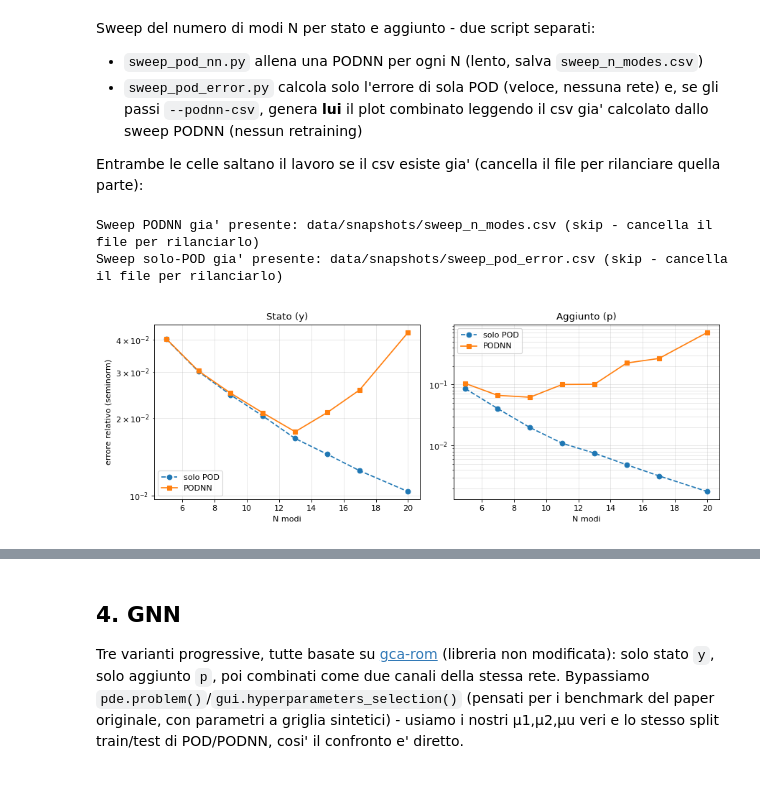
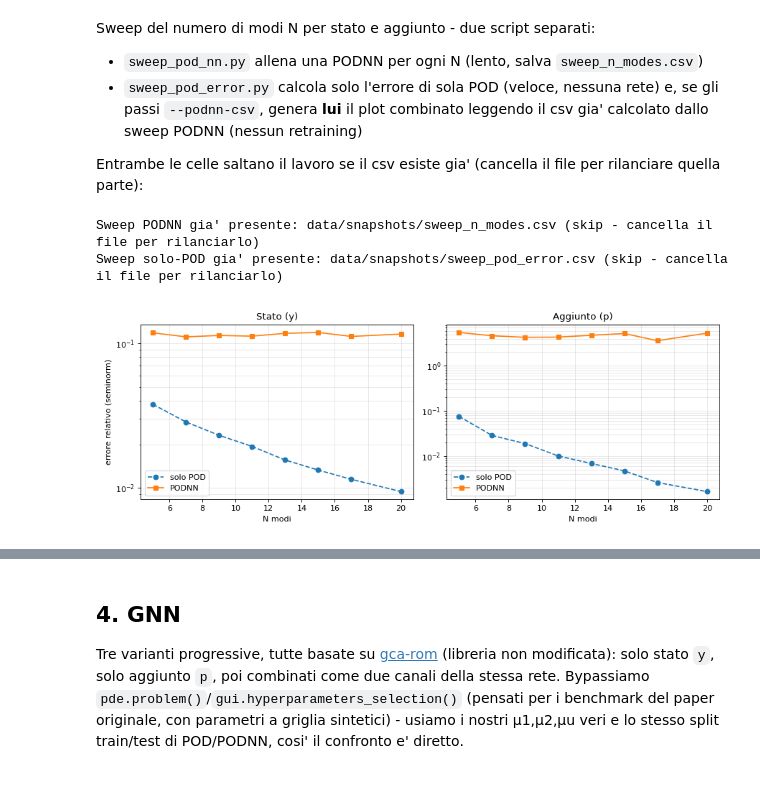
Before and after one commit to roccnroll/vbOCP, a Jupyter notebook: notebooks/run_pipeline.ipynb, the cells around one changed output, grey strips where cells are left out. Saved outputs shown, nothing was run; the diff lists cells and outputs as text; code cells hidden in the pictures.

```diff
--- a/notebooks/run_pipeline.ipynb
+++ b/notebooks/run_pipeline.ipynb
@@ -159,7 +158,7 @@ Entrambe le celle saltano il lavoro se il csv esiste gia' (cancella il file per
 # %%
 N_MODES_VALUES = '5,7,9,11,13,15,17,20'
 HIDDEN_DIM = 32
-SWEEP_EPOCHS = 150000
+SWEEP_EPOCHS = 1
 SWEEP_N_MODES_OUTPUT = os.path.join(SNAPSHOTS_DIR, 'sweep_n_modes.csv')
 SWEEP_POD_ERROR_OUTPUT = os.path.join(SNAPSHOTS_DIR, 'sweep_pod_error.csv')
 # sweep PODNN (lento - allena una rete per N) - skip se il csv esiste gia'
@@ -167,31 +166,31 @@ if os.path.exists(SWEEP_N_MODES_OUTPUT):
     print(f"Sweep PODNN gia' presente: {SWEEP_N_MODES_OUTPUT} (skip - cancella il file per rilanciarlo)")
 else:
     !python -m src.rom.sweep_pod_nn \
         --config {CONFIG_PATH} \
         --snapshots {SNAPSHOTS_PATH} \
         --test-snapshots {TEST_SNAPSHOTS_PATH} \
         --sweep-param n_modes \
         --values {N_MODES_VALUES} \
         --hidden-dim {HIDDEN_DIM} \
         --epochs {SWEEP_EPOCHS} \
         --output {SWEEP_N_MODES_OUTPUT}
 
 # sweep solo POD (veloce, nessuna rete) + plot combinato (letto dal csv PODNN sopra, non rifatto qui) -
 # skip se il csv esiste gia'
 if os.path.exists(SWEEP_POD_ERROR_OUTPUT):
     print(f"Sweep solo-POD gia' presente: {SWEEP_POD_ERROR_OUTPUT} (skip - cancella il file per rilanciarlo)")
 else:
     !python -m src.rom.sweep_pod_error \
         --config {CONFIG_PATH} \
         --snapshots {SNAPSHOTS_PATH} \
         --test-snapshots {TEST_SNAPSHOTS_PATH} \
         --values {N_MODES_VALUES} \
         --podnn-csv {SWEEP_N_MODES_OUTPUT} \
         --output {SWEEP_POD_ERROR_OUTPUT}
 from pathlib import Path
 from IPython.display import Image
 Image(str(Path(SWEEP_POD_ERROR_OUTPUT).with_suffix('.png')))
 # %% [output]
 Sweep PODNN gia' presente: data/snapshots/sweep_n_modes.csv (skip - cancella il file per rilanciarlo)
 Sweep solo-POD gia' presente: data/snapshots/sweep_pod_error.csv (skip - cancella il file per rilanciarlo)
-[figure, old version]
+[figure, new version]
```
Also changed, not shown: parts of 21 cells of this notebook.
